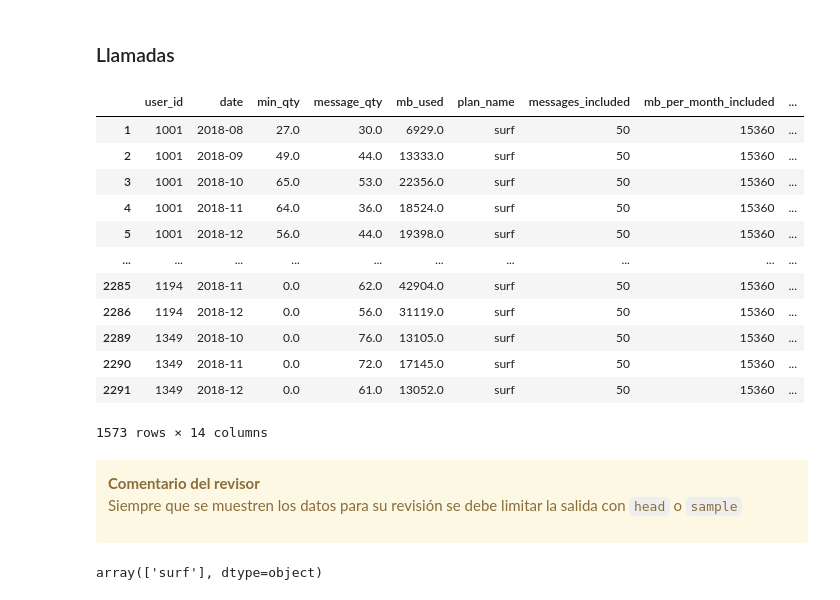
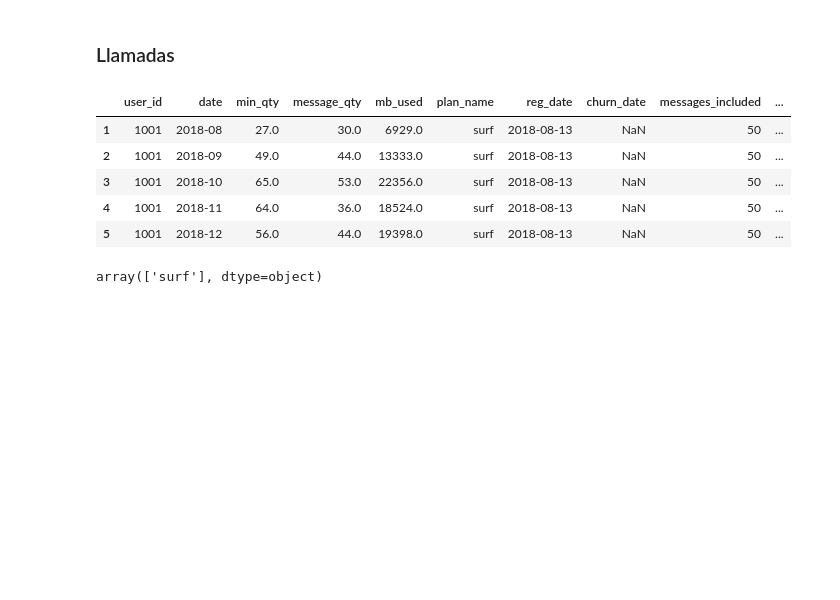
Before and after one commit to cristopherrexx-coder/Analisis-megaline, a Jupyter notebook: megaline_plans.ipynb, the cells around one changed output. Cells and saved outputs as stored; diff of their text form; code cells hidden in the pictures; blank space fills up the shorter version.

```diff
--- a/megaline_plans.ipynb
+++ b/megaline_plans.ipynb
@@ -162,6 +144,6 @@ print(df_users.sample(15))
 # %%
 #Obtener plan por usuario, de esta manera tenemos un filtrado unicamente del p´lan que tiene contratado cada usuario
-usuario_plan = df_users[["user_id", "plan"]]
-usuario_plan.columns = ["user_id", "plan_name"]
+usuario_plan = df_users[["user_id", "plan", 'reg_date', 'churn_date']]
+usuario_plan.columns = ["user_id", "plan_name", 'reg_date','churn_date' ]
 usuario_plan
 # %% [output]
@@ -892,9 +831,9 @@ gasto_llamadas_mensajes_mb["user_id"].nunique()
 Podemos observar que tenemos valores ausentes (NaN) en los apartados de ["min_qty", "message_qty", "mb_used"] ya que los usuarios relacionados a esos rows, no tienen por lo menos un registro en alguna de las columnas antes mencionadas, por lo que se procederá a rellenar dichos valores con 0.
 # %%
 #Se procede a rellenar los datos de NaN de "min_qty", "message_qty", "mb_used" con el valor de 0
-gasto_llamadas_mensajes_mb["min_qty"].fillna(0, inplace=True)
-gasto_llamadas_mensajes_mb["message_qty"].fillna(0, inplace=True)
-gasto_llamadas_mensajes_mb["mb_used"].fillna(0, inplace=True)
+gasto_llamadas_mensajes_mb["min_qty"].fillna(0)
+gasto_llamadas_mensajes_mb["message_qty"].fillna(0)
+gasto_llamadas_mensajes_mb["mb_used"].fillna(0)
 gasto_llamadas_mensajes_mb
 # %% [output]
 |  | user_id | date | min_qty | message_qty | mb_used |
@@ -1025,27 +956,14 @@ Buena manera de agregar los datos por usuario, ahora tenemos columnas extras que
 analisis_plan_ultimate = gasto_completo_usuario_mensual.query("plan_name == 'ultimate'")
 analisis_plan_surf = gasto_completo_usuario_mensual.query("plan_name == 'surf'")
 # %%
-analisis_plan_surf
+analisis_plan_surf.head()
 # %% [output]
-|  | user_id | date | min_qty | message_qty | mb_used | plan_name | messages_included | mb_per_month_included | ... |
-| 1 | 1001 | 2018-08 | 27.0 | 30.0 | 6929.0 | surf | 50 | 15360 | ... |
-| 2 | 1001 | 2018-09 | 49.0 | 44.0 | 13333.0 | surf | 50 | 15360 | ... |
-| 3 | 1001 | 2018-10 | 65.0 | 53.0 | 22356.0 | surf | 50 | 15360 | ... |
-| 4 | 1001 | 2018-11 | 64.0 | 36.0 | 18524.0 | surf | 50 | 15360 | ... |
-| 5 | 1001 | 2018-12 | 56.0 | 44.0 | 19398.0 | surf | 50 | 15360 | ... |
-| ... | ... | ... | ... | ... | ... | ... | ... | ... | ... |
-| 2285 | 1194 | 2018-11 | 0.0 | 62.0 | 42904.0 | surf | 50 | 15360 | ... |
-| 2286 | 1194 | 2018-12 | 0.0 | 56.0 | 31119.0 | surf | 50 | 15360 | ... |
-| 2289 | 1349 | 2018-10 | 0.0 | 76.0 | 13105.0 | surf | 50 | 15360 | ... |
-| 2290 | 1349 | 2018-11 | 0.0 | 72.0 | 17145.0 | surf | 50 | 15360 | ... |
-| 2291 | 1349 | 2018-12 | 0.0 | 61.0 | 13052.0 | surf | 50 | 15360 | ... |
+|  | user_id | date | min_qty | message_qty | mb_used | plan_name | reg_date | churn_date | messages_included | ... |
+| 1 | 1001 | 2018-08 | 27.0 | 30.0 | 6929.0 | surf | 2018-08-13 | NaN | 50 | ... |
+| 2 | 1001 | 2018-09 | 49.0 | 44.0 | 13333.0 | surf | 2018-08-13 | NaN | 50 | ... |
+| 3 | 1001 | 2018-10 | 65.0 | 53.0 | 22356.0 | surf | 2018-08-13 | NaN | 50 | ... |
+| 4 | 1001 | 2018-11 | 64.0 | 36.0 | 18524.0 | surf | 2018-08-13 | NaN | 50 | ... |
+| 5 | 1001 | 2018-12 | 56.0 | 44.0 | 19398.0 | surf | 2018-08-13 | NaN | 50 | ... |
-1573 rows × 14 columns
-# %% [markdown]
-<div class="alert alert-block alert-warning">
-<b>Comentario del revisor</b> <a class="tocSkip"></a><br />
-
-Siempre que se muestren los datos para su revisión se debe limitar la salida con `head` o `sample`
-</div>
 # %%
 analisis_plan_surf["plan_name"].unique()
 # %% [output]
```
Also changed, not shown: parts of 84 cells of this notebook.
